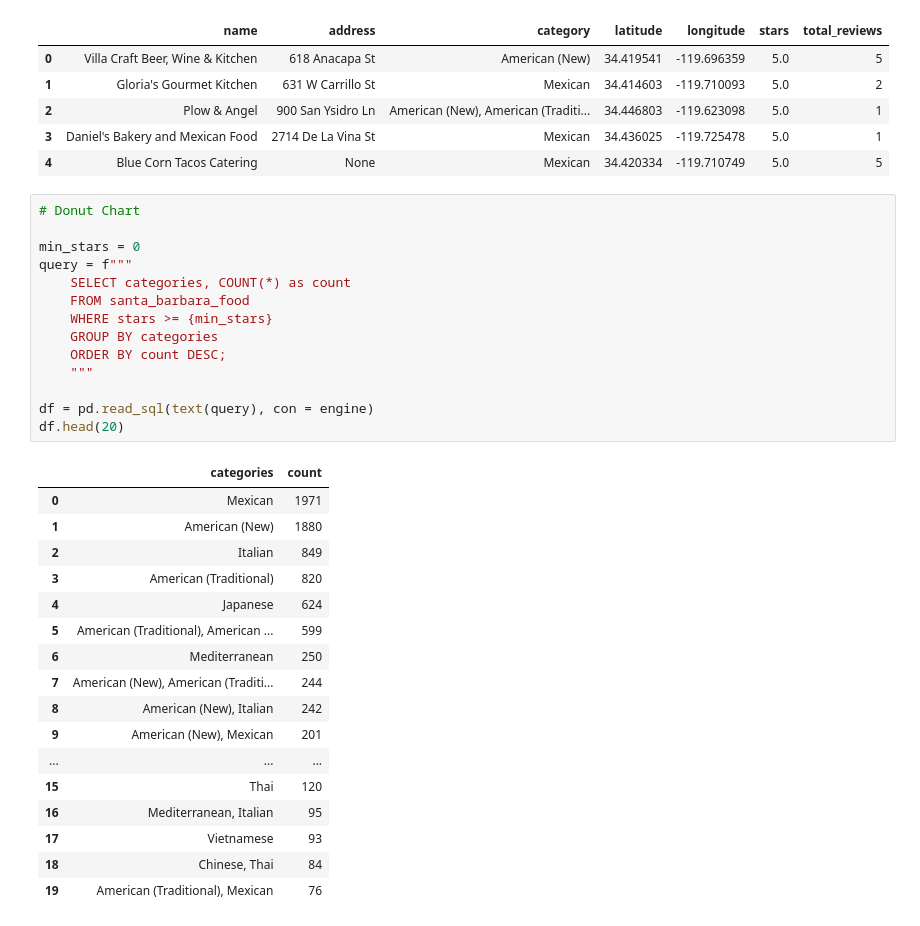
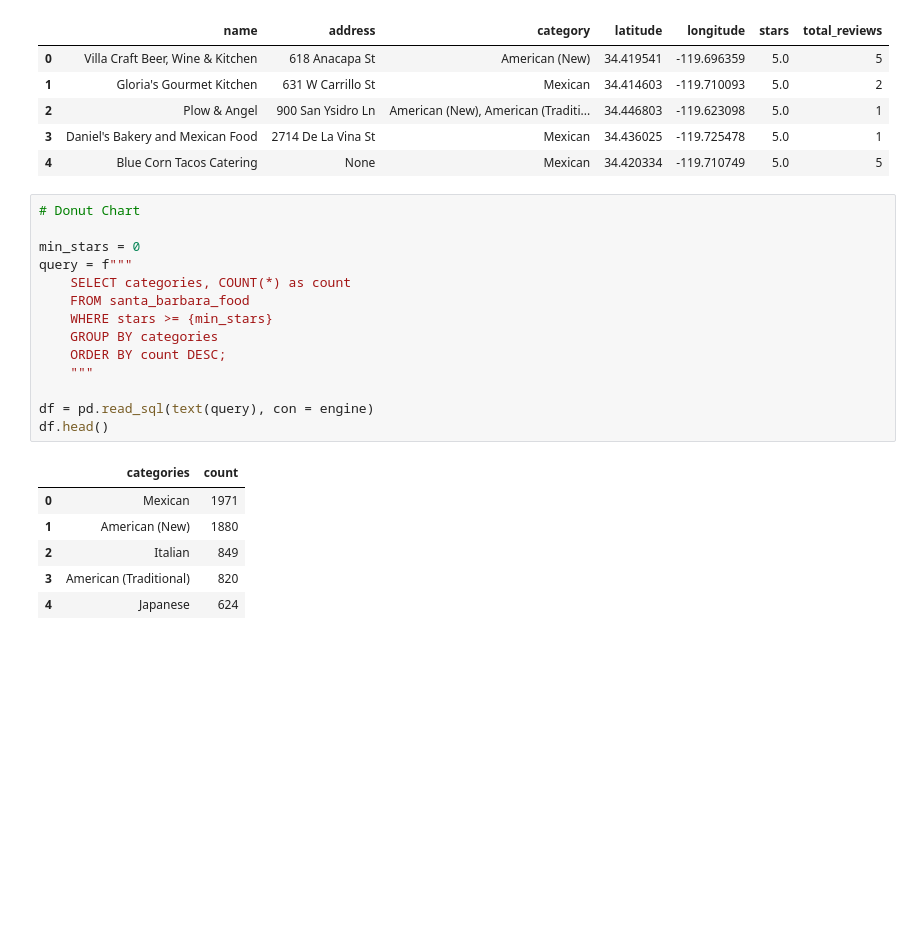
Before and after one commit to busen1022/project_3_group_16, a Jupyter notebook: queries.ipynb, the cells around one changed output. Cells and saved outputs as stored; diff of their text form; blank space fills up the shorter version.

```diff
--- a/queries.ipynb
+++ b/queries.ipynb
@@ -206,32 +206,21 @@ df.head()
 # %%
 # Donut Chart
 
 min_stars = 0
 query = f"""
     SELECT categories, COUNT(*) as count
     FROM santa_barbara_food
     WHERE stars >= {min_stars}
     GROUP BY categories
     ORDER BY count DESC;
     """
 
 df = pd.read_sql(text(query), con = engine)
-df.head(20)
+df.head()
 # %% [output]
 |  | categories | count |
 | 0 | Mexican | 1971 |
 | 1 | American (New) | 1880 |
 | 2 | Italian | 849 |
 | 3 | American (Traditional) | 820 |
 | 4 | Japanese | 624 |
-| 5 | American (Traditional), American ... | 599 |
-| 6 | Mediterranean | 250 |
-| 7 | American (New), American (Traditi... | 244 |
-| 8 | American (New), Italian | 242 |
-| 9 | American (New), Mexican | 201 |
-| ... | ... | ... |
-| 15 | Thai | 120 |
-| 16 | Mediterranean, Italian | 95 |
-| 17 | Vietnamese | 93 |
-| 18 | Chinese, Thai | 84 |
-| 19 | American (Traditional), Mexican | 76 |
```
Also changed, not shown: parts of 1 cell of this notebook, 9 other files.
